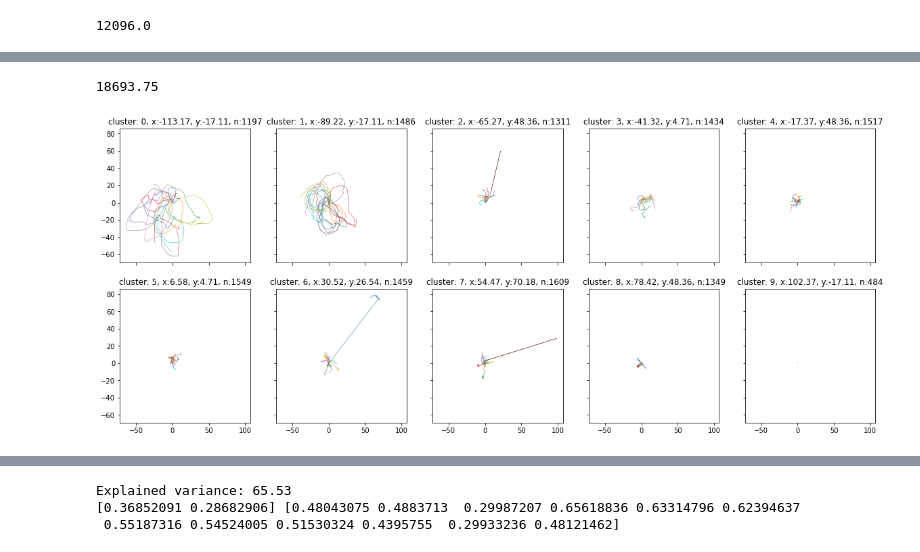
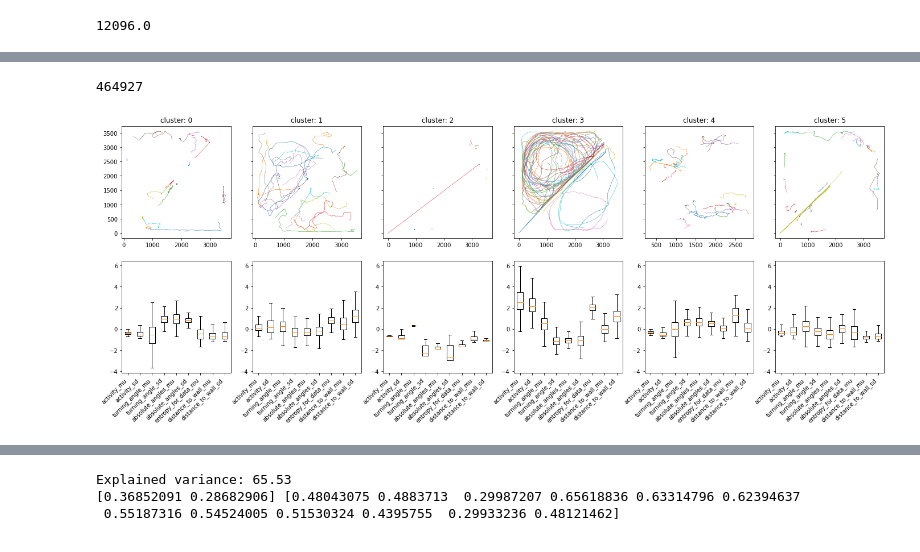
Before and after one commit to UlrikeScherer/Fish-Tracking-Visualization, a Jupyter notebook: Untitled2.ipynb, the cells around one changed output, grey strips where cells are left out. Saved outputs shown, nothing was run; the diff lists cells and outputs as text; code cells hidden in the pictures.

```diff
--- a/Untitled2.ipynb
+++ b/Untitled2.ipynb
@@ -47,2 +64,10 @@ Wall time: 2.47 s
+# %%
+from sklearn.cluster import MiniBatchKMeans
+
+n_c = 6
+pca = PCA()
+pca_traces = pca.fit_transform(traces_all)
+KM = MiniBatchKMeans(n_clusters=n_c)
+c2 = KM.fit_predict(pca_traces)
 # %%
 %%time
@@ -53,21 +78,24 @@ Wall time: 2.46 s
 # %%
-X_embedded.shape[0]/4
+X_embedded.shape[0]
 # %% [output]
-18693.75
+464927
 # %%
-def plot_lines_from_locations(X_embedded, samples, radius=2, bins=10, limit=10, fig_name="line_clusters.pdf"):
-    set_N, centers = set_of_neighbourhoods(X_embedded, samples, radius=radius, bins=bins)
+from random import sample
+
+def plot_lines_for_cluster(traces, samples, clusters, n_clusters, limit=10, fig_name="line_clusters.pdf"):
     nrows=2
-    len_N = int(len(set_N)/nrows)
+    fig, axs = plt.subplots(nrows=nrows,ncols=n_clusters, figsize=(n_clusters*4,nrows*4), sharey="row")
+    for cluster_id in range(n_clusters):
+        ax_b = axs[1,cluster_id]
+        ax = axs[0,cluster_id]
+        boxplot_characteristics_of_cluster(traces[clusters==cluster_id], ax_b)
+        samples_c_i = samples[clusters==cluster_id]
+        select = sample(range(len(samples_c_i)),k=limit)
+        plot_lines(samples_c_i[select], ax=ax, title="cluster: %d"%(cluster_id))
+        ax_b.yaxis.set_tick_params(which='both', labelbottom=True)
 
-    fig, axs = plt.subplots(nrows=nrows,ncols=len_N, figsize=(len_N*4,nrows*4),sharex=True, sharey=True)
-    c_i=0
-    for l_key, ax in zip(set_N.keys(),np.concatenate(axs)):
-        plot_lines_cumsum(set_N[l_key], ax=ax, title="cluster: %d, %s"%(c_i,l_key), limit=limit)
-        c_i+=1
     fig.savefig(fig_name)
-    return np.array(centers)
-centers = plot_lines_from_locations(X_embedded, nSs, limit=10, radius=3)
+plot_lines_for_cluster(traces_all, nSs, c2, n_c, limit=20)
 # %% [output]
-[figure, old version]
+[figure, new version]
 # %%
```
Also changed, not shown: parts of 6 cells of this notebook, 1 other file.
